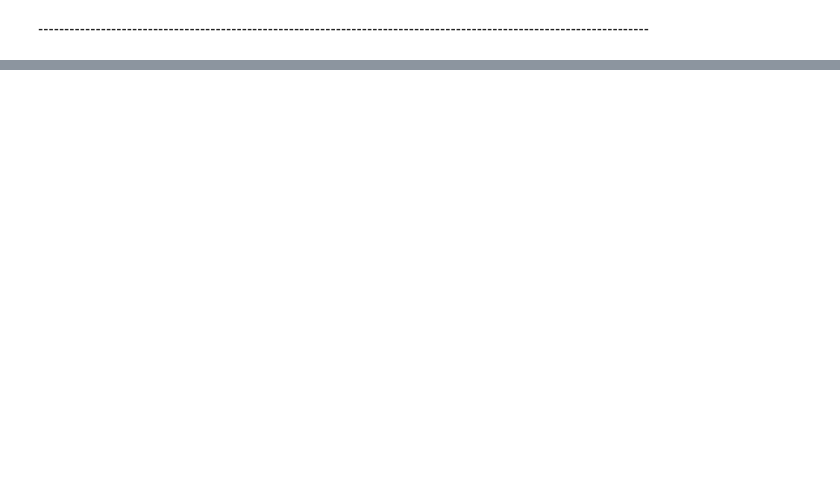
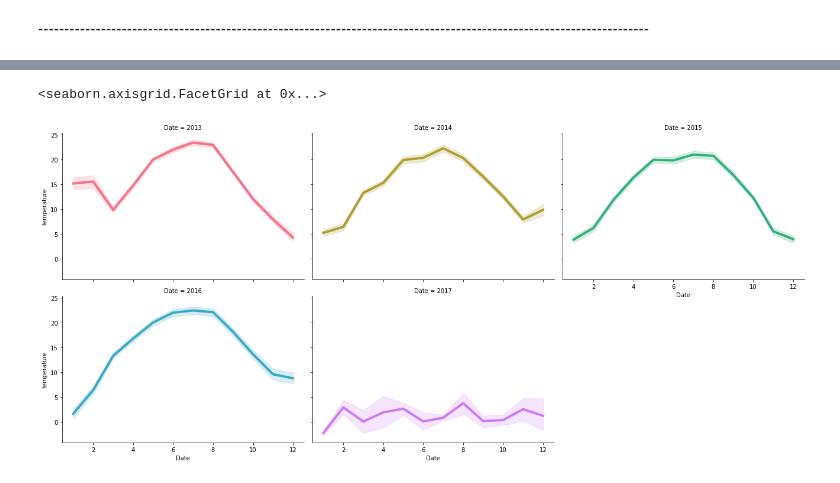
Before and after one commit to SouravBiswal/GeeksFiestaAI-ML-Team-7--1, a Jupyter notebook: Data_Preprocessing.ipynb, the cells around one changed output, grey strips where cells are left out. Saved outputs shown, nothing was run; the diff lists cells and outputs as text; code cells hidden in the pictures; blank space fills up the shorter version.

```diff
--- a/Data_Preprocessing.ipynb
+++ b/Data_Preprocessing.ipynb
@@ -591,0 +657,15 @@ df.describe(include='all', datetime_is_numeric=True)
+# %%
+# Average Temperature of all months across different years.
+sns.relplot(
+    data = df,
+    x = df.index.month, y = df.temperature,
+    col = df.index.year, hue=df.index.year,
+    kind = 'line', linewidth = 4,
+    legend=False,
+    height =4, aspect=1.5, zorder = 5, col_wrap=3,
+    palette= sns.color_palette("husl", 5),
+
+)
+# %% [output]
+<seaborn.axisgrid.FacetGrid at 0x...>
+[figure, added]
```
Also changed, not shown: parts of 18 cells of this notebook, 1 other file.
